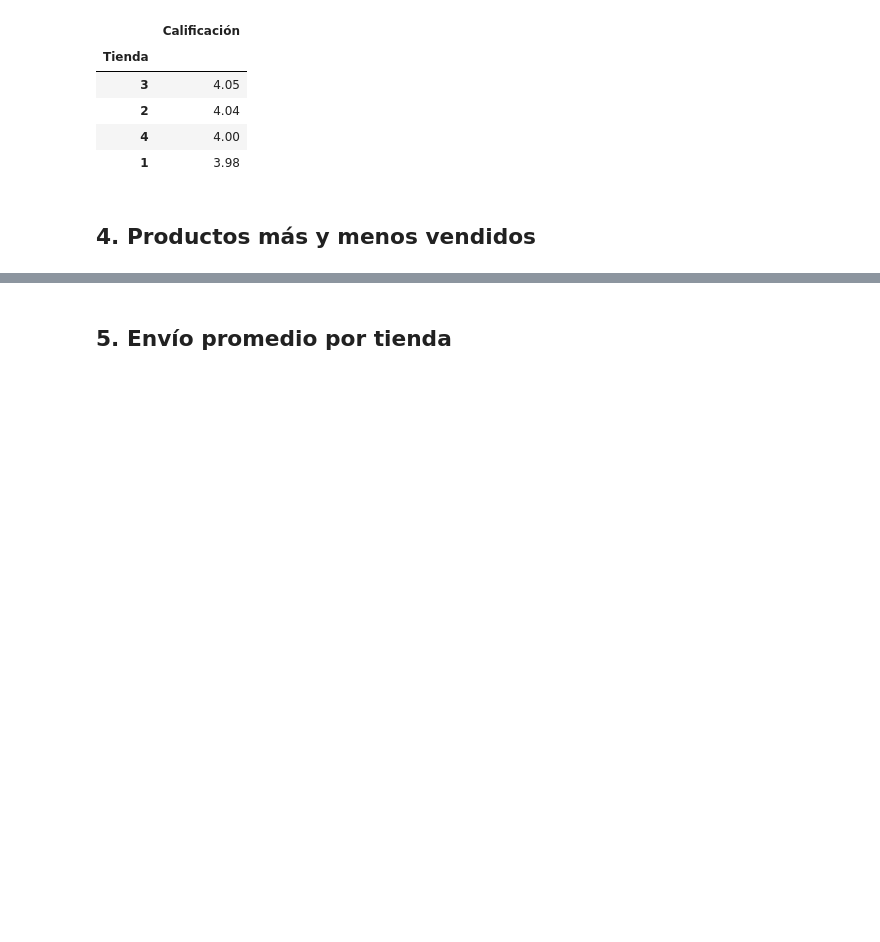
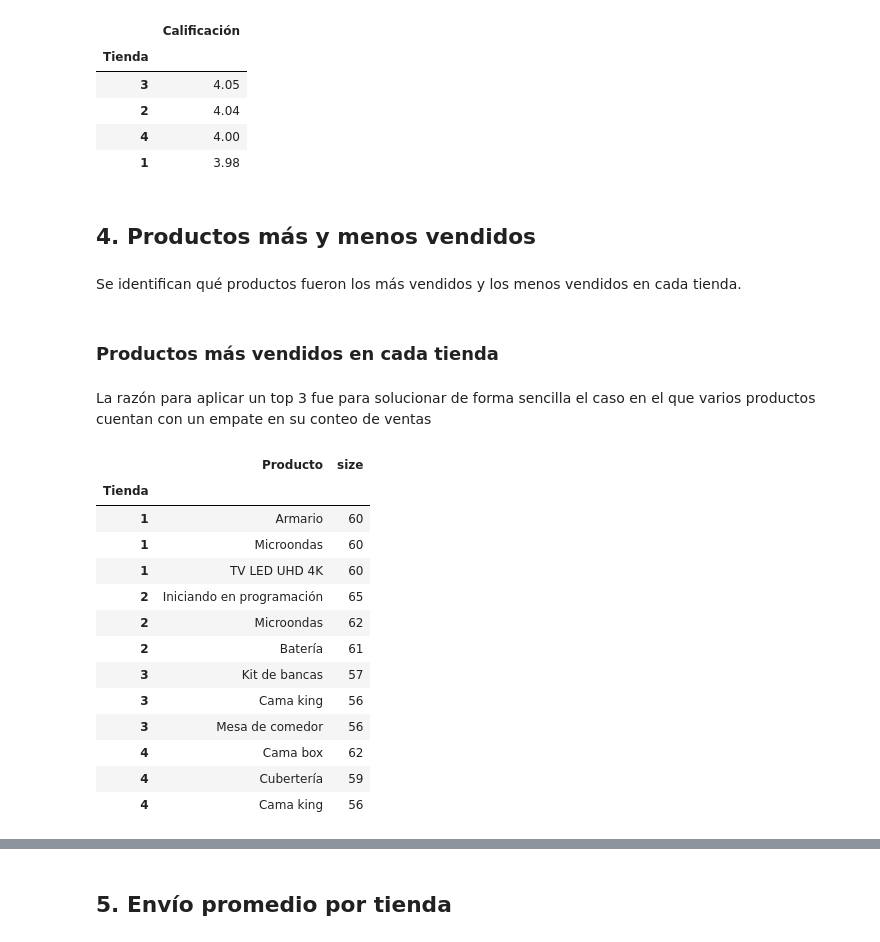
Before and after one commit to carloslozano-rg/challenge-alura-store, a Jupyter notebook: AluraStoreLatam.ipynb, the cells around one changed output, grey strips where cells are left out. Cells and saved outputs as stored; diff of their text form; code cells hidden in the pictures; blank space fills up the shorter version.

Commit message:
feat: productos más vendidos y menos vendidos.

```diff
--- a/AluraStoreLatam.ipynb
+++ b/AluraStoreLatam.ipynb
@@ -484,3 +484,39 @@ calificacion_promedio
 | 1 | 3.98 |
 # %% [markdown]
 ## 4. Productos más y menos vendidos
+# %% [markdown]
+Se identifican qué productos fueron los más vendidos y los menos vendidos en cada tienda.
+# %% [markdown]
+### Productos más vendidos en cada tienda
+# %% [markdown]
+La razón para aplicar un top 3 fue para solucionar de forma sencilla el caso en el que varios productos cuentan con un empate en su conteo de ventas
+# %%
+ventas_por_producto = (
+    tiendas.groupby("Tienda")
+        .apply(
+            lambda tienda:
+                tienda.groupby("Producto", as_index=False)
+                .size()
+                .nlargest(3, "size")
+            ,include_groups=False)
+        .reset_index(level=(1), drop=True)
+)
+# type(ventas_por_producto)
+# ventas_por_producto.index
+# ventas_por_producto.columns
+ventas_por_producto
+# %% [output]
+|  | Producto | size |
+| Tienda |  |  |
+| 1 | Armario | 60 |
+| 1 | Microondas | 60 |
+| 1 | TV LED UHD 4K | 60 |
+| 2 | Iniciando en programación | 65 |
+| 2 | Microondas | 62 |
+| 2 | Batería | 61 |
+| 3 | Kit de bancas | 57 |
+| 3 | Cama king | 56 |
+| 3 | Mesa de comedor | 56 |
+| 4 | Cama box | 62 |
+| 4 | Cubertería | 59 |
+| 4 | Cama king | 56 |
```
Also changed, not shown: parts of 2 cells of this notebook.
